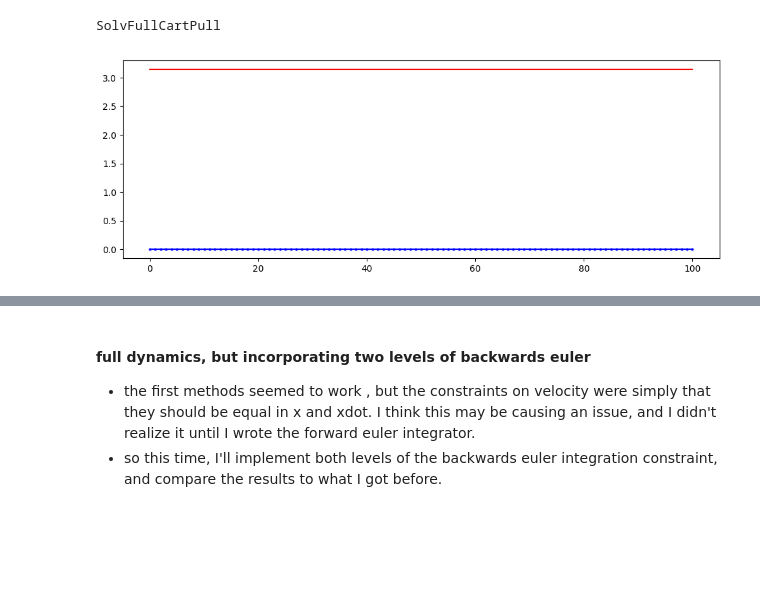
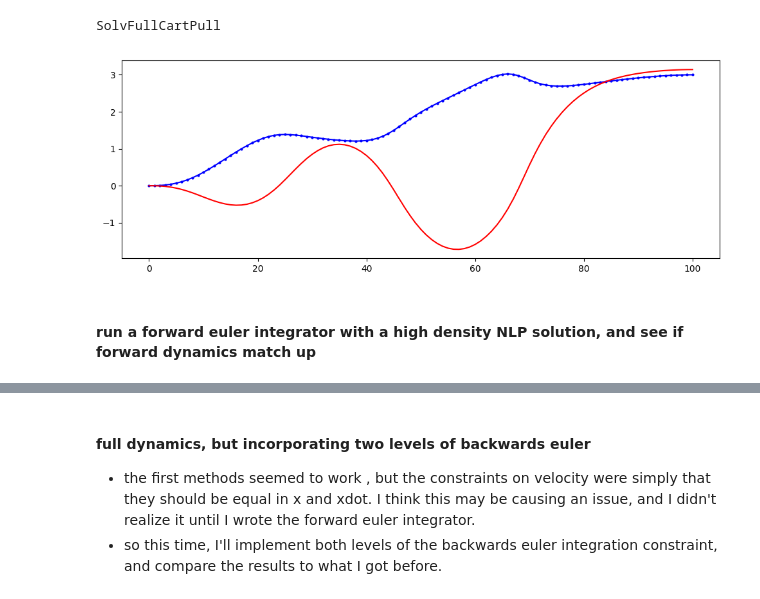
Before and after one commit to the1kieran/pullCartTrajOpt, a Jupyter notebook: finalProject/AlexProject.ipynb, the cells around one changed output, grey strips where cells are left out. Cells and saved outputs as stored; diff of their text form; code cells hidden in the pictures; blank space fills up the shorter version.

Commit message:
updated outline, still couldn't get forward dynamics to match optimization output

```diff
--- a/finalProject/AlexProject.ipynb
+++ b/finalProject/AlexProject.ipynb
@@ -477,25 +482,26 @@ inputs:
 outputs:
     path = [4xk]                   #state matrix that specifies path
 """
-function SolvFullCartPull(x0, xf, tf, h, itype = "backwardEuler")
+function SolvFullCartPull(x0, xf, tf, h; xStart="None" , itype="backwardEuler")
 
     #define model
     m = Model(solver = IpoptSolver(print_level=0))
     T = 0:h:tf                   #time vector
     K = length(T)                 #number of collocation points
-    @variable(m,    x[1:4,1:K])   #system state at discrete times
+    @variable(m, x[1:4,1:K])   #system state at discrete times
     @variable(m, xdot[1:4,1:K])   #derivative of system state at discrete times
     @variable(m,    u[1:1,1:K])   #control input to system along q1
+    if xStart != "None"  setvalue(x[:,:] , xStart) end
 
     #boundry constraints - initial and final state
     @constraint(m, x[:,1] .== x0)
     @constraint(m, x[:,K] .== xf)
 
     #path constraints
-    for k in 1:K
-        @constraint(m, x[2,k] >= xf[2,1] - pi/2)
-        @constraint(m, x[2,k] <= xf[2,1] + pi/2)
-    end
+#     for k in 1:K
+#         @constraint(m, x[2,k] >= xf[2,1] - pi/2)
+#         @constraint(m, x[2,k] <= xf[2,1] + pi/2)
+#     end
 
       for k in 1:K
         @constraint(m, x[1,k] >= -10)
@@ -551,22 +557,24 @@ end
 # %% [output]
 SolvFullCartPull
 # %%
-x0 = [0 pi 0 0]'
-xf = [0 pi 0 0]'
+x0 = [0 0 0 0]'
+xf = [3 pi 0 0]'
 m,u,x,xdot = SolvFullCartPull(x0, xf,5,.05)
 
 using PyPlot
 figure(figsize=(12,4))
 #plot(u[1,:])
 plot( x[1,:], "b.-", markersize=4)
 plot(x[2,:],"r")
 #legend("x","xdot")
 #plot(xdot[1,:])
 #plot(xdot[3,:])
 
 
 #output to visualizer
 x = resample(x,.2,.01)
 process2CSV(x)
 # %% [output]
-[figure, old version]
+[figure, new version]
+# %% [markdown]
+#### run a forward euler integrator with a high density NLP solution, and see if forward dynamics match up
```
Also changed, not shown: parts of 4 cells of this notebook.
